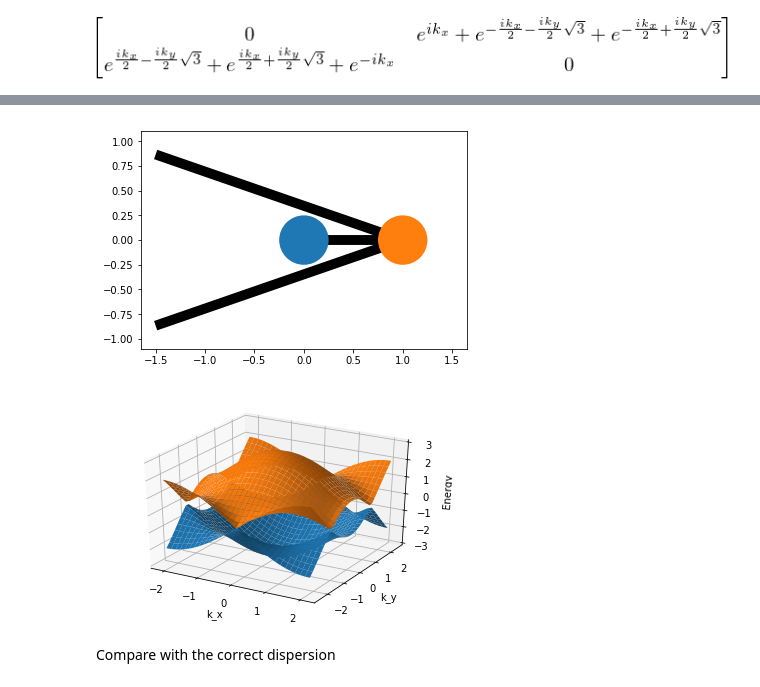
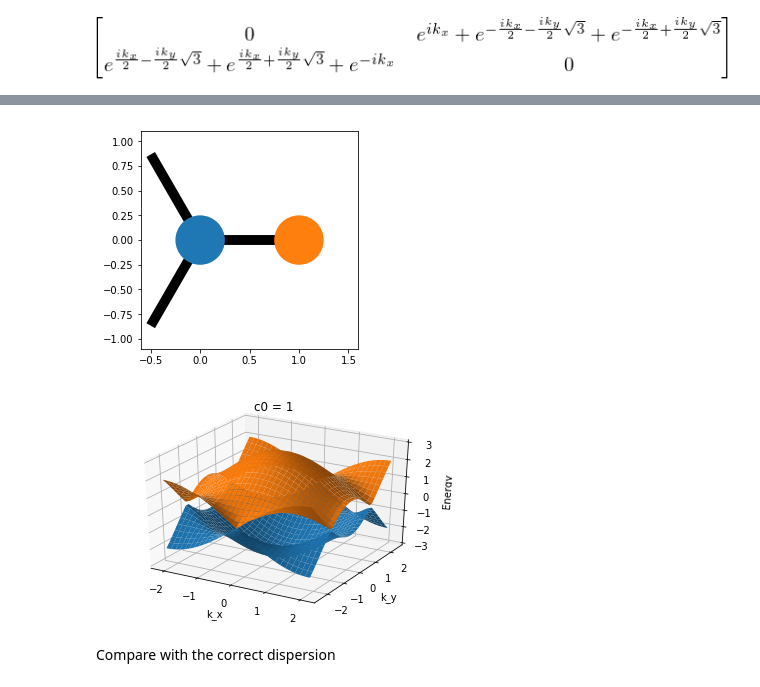
Before and after one commit to quantum-tinkerer/qsymm, a Jupyter notebook: model_to_kwant.ipynb, the cells around one changed output, grey strips where cells are left out. Drawn from its saved outputs; the diff is of its cells as text; code cells hidden in the pictures.

Commit message:
function to make kwant builder out of bloch model

```diff
--- a/model_to_kwant.ipynb
+++ b/model_to_kwant.ipynb
@@ -77,7 +53,0 @@ sublattices
-# %%
-N = 0
-norbs = OrderedDict(norbs)
-ranges = dict()
-for a, n in norbs.items():
-    ranges[a] = slice(N, N + n)
-    N += n
@@ -130,12 +59,15 @@ Lat bas:  [ 0. -0.]
+# %%
+syst = bloch_to_builder(family, norbs, lat_vecs, atom_coords, coeffs=None)
 # %%
 kwant.plot(syst);
 # %% [output]
-[figure, old version]
+[figure, new version]
 # %%
+params = dict(c0 = 1)
 wrapped = kwant.wraparound.wraparound(syst).finalized()
-kwant.wraparound.plot_2d_bands(wrapped);
+kwant.wraparound.plot_2d_bands(wrapped, params=params);
 # %% [output]
-[figure, old version]
+[figure, new version]
 # %% [markdown]
 Compare with the correct dispersion
 # %%
```
Also changed, not shown: parts of 14 cells of this notebook, 1 other file.
